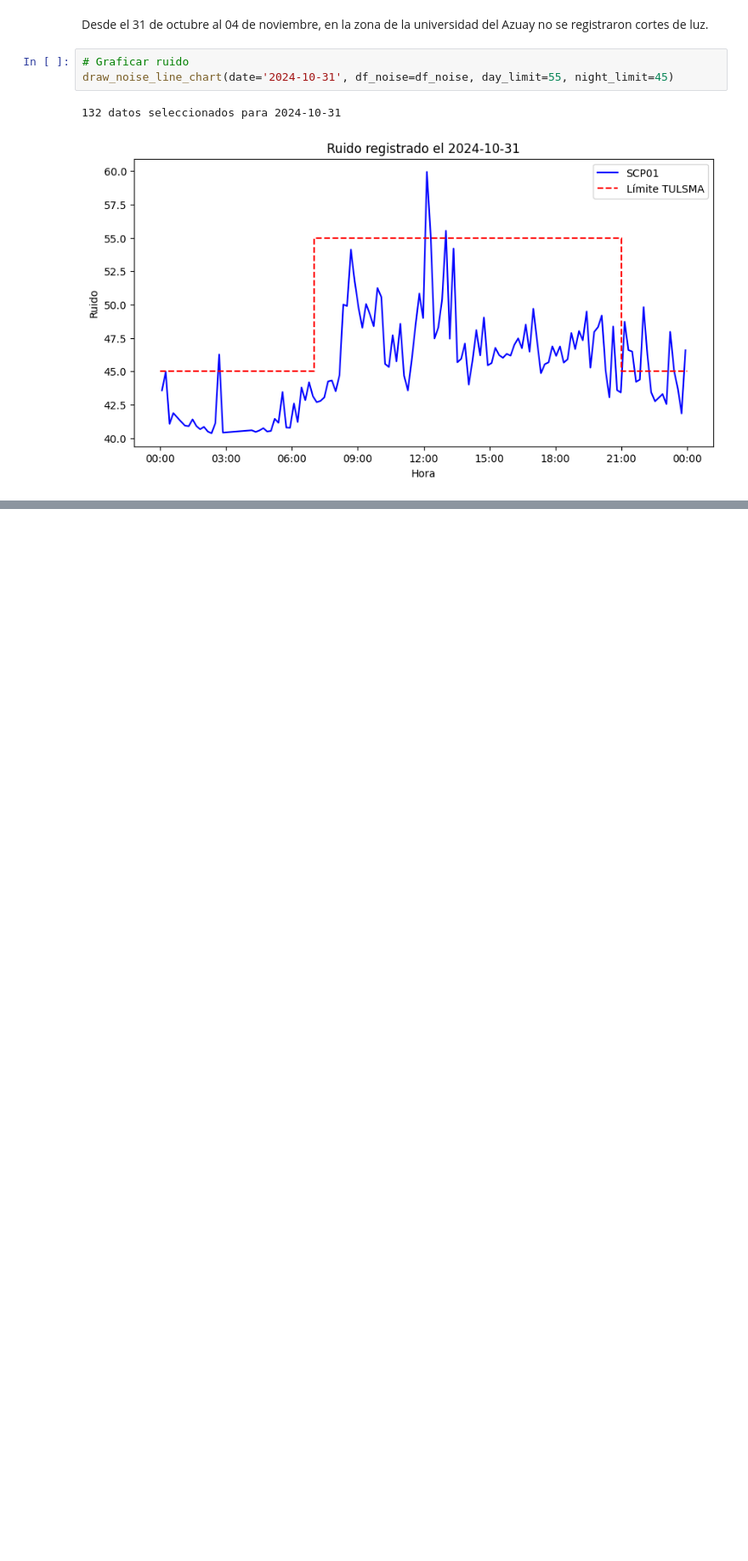
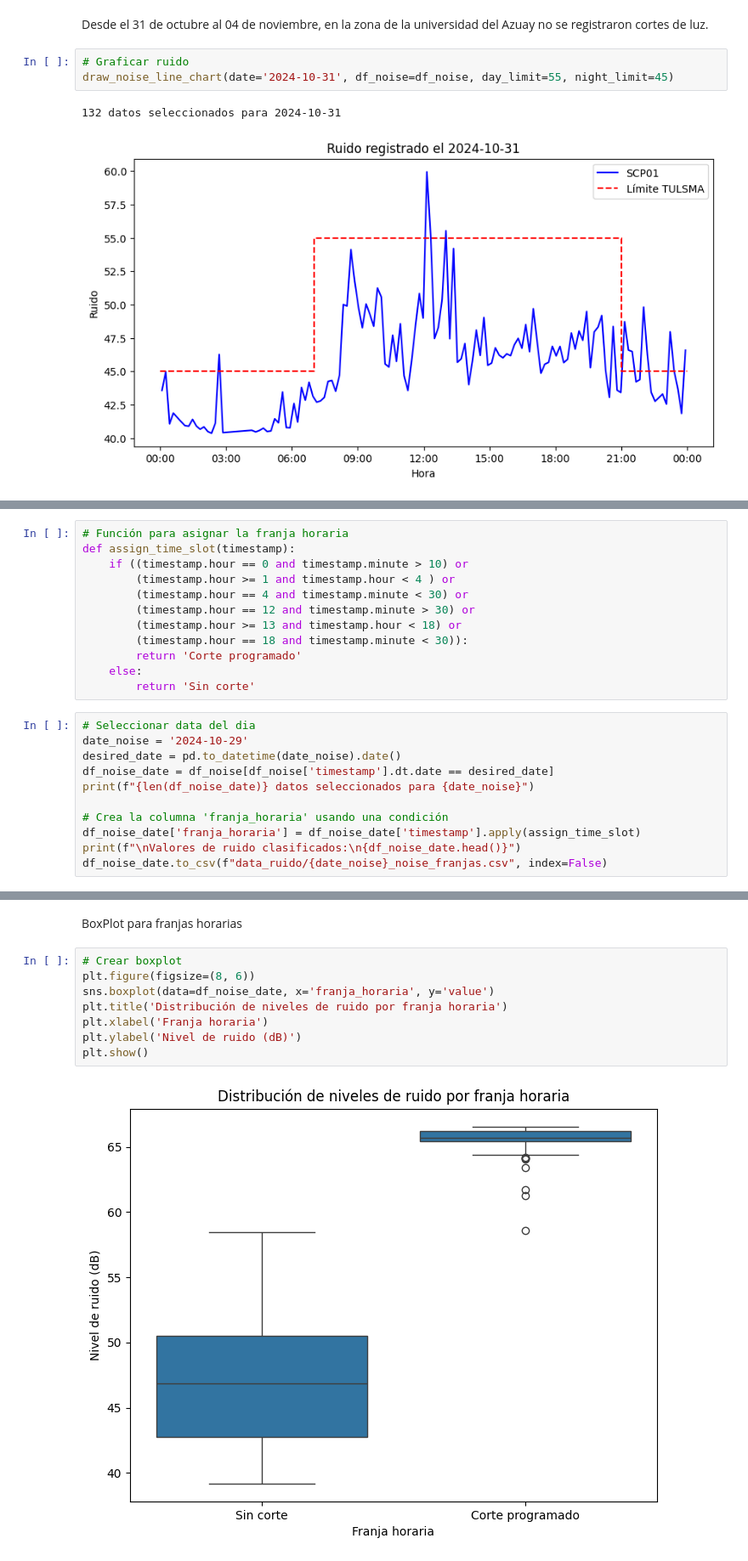
Before and after one commit to darespinoza/ruido_generador_ierse, a Jupyter notebook: ruido_generadores_oct.ipynb, the cells around one changed output, grey strips where cells are left out. Shown: that part at 85% size. Saved outputs shown, nothing was run; the diff lists cells and outputs as text; blank space fills up the shorter version.

Commit message:
[ADD] Boxplot in time splits

```diff
--- a/ruido_generadores_oct.ipynb
+++ b/ruido_generadores_oct.ipynb
@@ -110,2 +113,25 @@ draw_noise_line_chart(date='2024-10-31', df_noise=df_noise, day_limit=55, night_
 
 Se usa la data del 29 de octubre de 2024, día en el que se programó cortes en el servicio eléctrico que suman 8 horas.
+# %%
+# Función para asignar la franja horaria
+def assign_time_slot(timestamp):
+    if ((timestamp.hour == 0 and timestamp.minute > 10) or
+        (timestamp.hour >= 1 and timestamp.hour < 4 ) or
+        (timestamp.hour == 4 and timestamp.minute < 30) or
+        (timestamp.hour == 12 and timestamp.minute > 30) or
+        (timestamp.hour >= 13 and timestamp.hour < 18) or
+        (timestamp.hour == 18 and timestamp.minute < 30)):
+        return 'Corte programado'
+    else:
+        return 'Sin corte'
+# %%
+# Seleccionar data del dia
+date_noise = '2024-10-29'
+desired_date = pd.to_datetime(date_noise).date()
+df_noise_date = df_noise[df_noise['timestamp'].dt.date == desired_date]
+print(f"{len(df_noise_date)} datos seleccionados para {date_noise}")
+
+# Crea la columna 'franja_horaria' usando una condición
+df_noise_date['franja_horaria'] = df_noise_date['timestamp'].apply(assign_time_slot)
+print(f"\nValores de ruido clasificados:\n{df_noise_date.head()}")
+df_noise_date.to_csv(f"data_ruido/{date_noise}_noise_franjas.csv", index=False)
@@ -111,0 +153,12 @@ Se usa la data del 29 de octubre de 2024, día en el que se programó cortes en
+# %% [markdown]
+BoxPlot para franjas horarias
+# %%
+# Crear boxplot
+plt.figure(figsize=(8, 6))
+sns.boxplot(data=df_noise_date, x='franja_horaria', y='value')
+plt.title('Distribución de niveles de ruido por franja horaria')
+plt.xlabel('Franja horaria')
+plt.ylabel('Nivel de ruido (dB)')
+plt.show()
+# %% [output]
+[figure, added]
```
Also changed, not shown: parts of 5 cells of this notebook, 1 other file.
